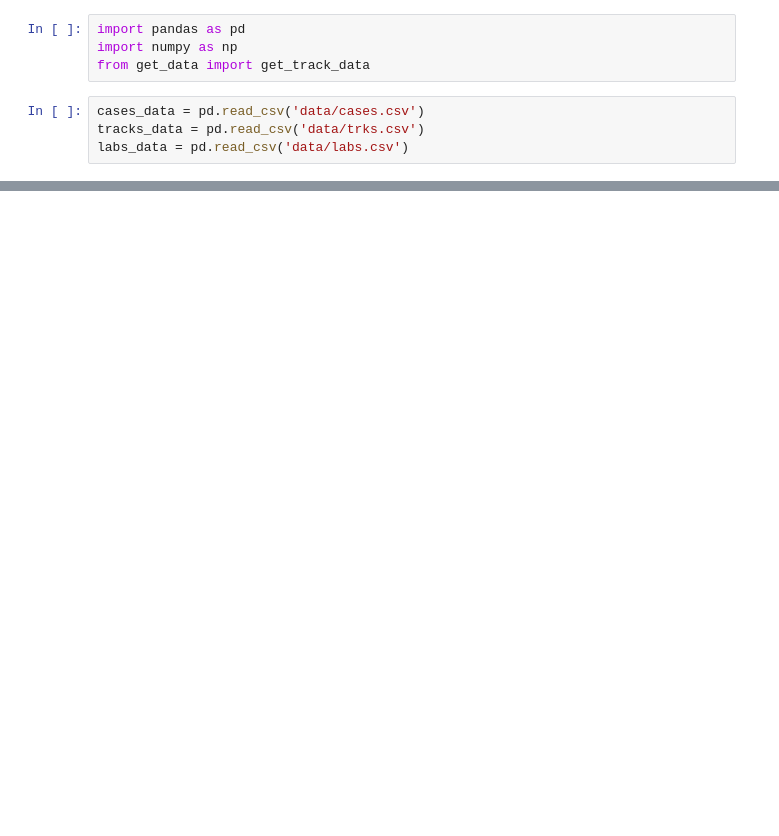
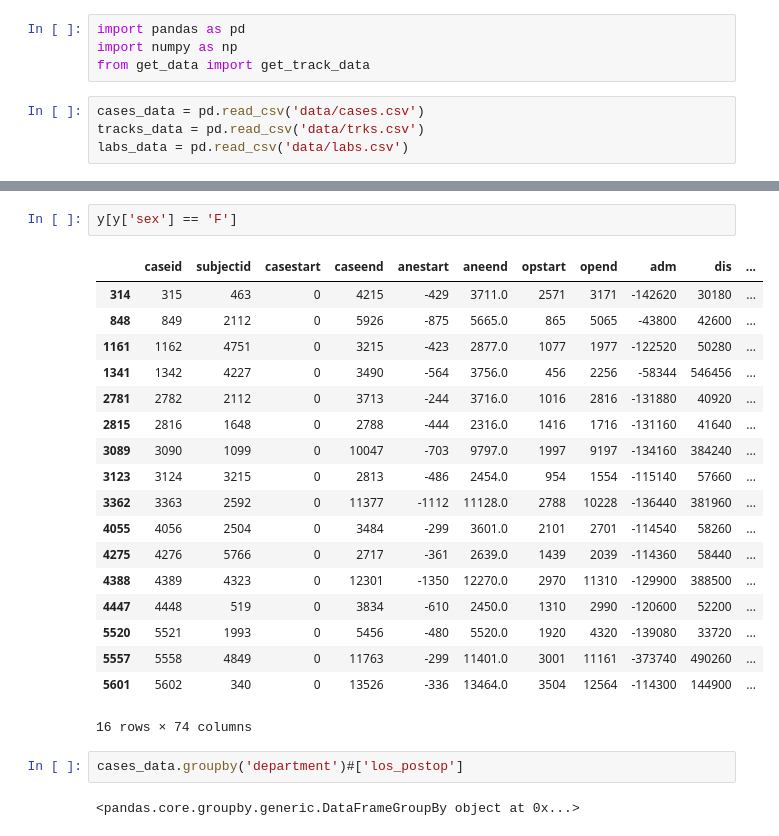
Before and after one commit to g7xu/Dual-Lens, a Jupyter notebook: eda.ipynb, the cells around one changed output, grey strips where cells are left out. Saved outputs shown, nothing was run; the diff lists cells and outputs as text; blank space fills up the shorter version.

```diff
--- a/eda.ipynb
+++ b/eda.ipynb
@@ -9 +41,26 @@ labs_data = pd.read_csv('data/labs.csv')
+# %%
+y[y['sex'] == 'F']
+# %% [output]
+|  | caseid | subjectid | casestart | caseend | anestart | aneend | opstart | opend | adm | dis | ... |
+| 314 | 315 | 463 | 0 | 4215 | -429 | 3711.0 | 2571 | 3171 | -142620 | 30180 | ... |
+| 848 | 849 | 2112 | 0 | 5926 | -875 | 5665.0 | 865 | 5065 | -43800 | 42600 | ... |
+| 1161 | 1162 | 4751 | 0 | 3215 | -423 | 2877.0 | 1077 | 1977 | -122520 | 50280 | ... |
+| 1341 | 1342 | 4227 | 0 | 3490 | -564 | 3756.0 | 456 | 2256 | -58344 | 546456 | ... |
+| 2781 | 2782 | 2112 | 0 | 3713 | -244 | 3716.0 | 1016 | 2816 | -131880 | 40920 | ... |
+| 2815 | 2816 | 1648 | 0 | 2788 | -444 | 2316.0 | 1416 | 1716 | -131160 | 41640 | ... |
+| 3089 | 3090 | 1099 | 0 | 10047 | -703 | 9797.0 | 1997 | 9197 | -134160 | 384240 | ... |
+| 3123 | 3124 | 3215 | 0 | 2813 | -486 | 2454.0 | 954 | 1554 | -115140 | 57660 | ... |
+| 3362 | 3363 | 2592 | 0 | 11377 | -1112 | 11128.0 | 2788 | 10228 | -136440 | 381960 | ... |
+| 4055 | 4056 | 2504 | 0 | 3484 | -299 | 3601.0 | 2101 | 2701 | -114540 | 58260 | ... |
+| 4275 | 4276 | 5766 | 0 | 2717 | -361 | 2639.0 | 1439 | 2039 | -114360 | 58440 | ... |
+| 4388 | 4389 | 4323 | 0 | 12301 | -1350 | 12270.0 | 2970 | 11310 | -129900 | 388500 | ... |
+| 4447 | 4448 | 519 | 0 | 3834 | -610 | 2450.0 | 1310 | 2990 | -120600 | 52200 | ... |
+| 5520 | 5521 | 1993 | 0 | 5456 | -480 | 5520.0 | 1920 | 4320 | -139080 | 33720 | ... |
+| 5557 | 5558 | 4849 | 0 | 11763 | -299 | 11401.0 | 3001 | 11161 | -373740 | 490260 | ... |
+| 5601 | 5602 | 340 | 0 | 13526 | -336 | 13464.0 | 3504 | 12564 | -114300 | 144900 | ... |
+16 rows × 74 columns
+# %%
+cases_data.groupby('department')#['los_postop']
+# %% [output]
+<pandas.core.groupby.generic.DataFrameGroupBy object at 0x...>
 # %%
```
Also changed, not shown: parts of 13 cells of this notebook, 1 other file.
